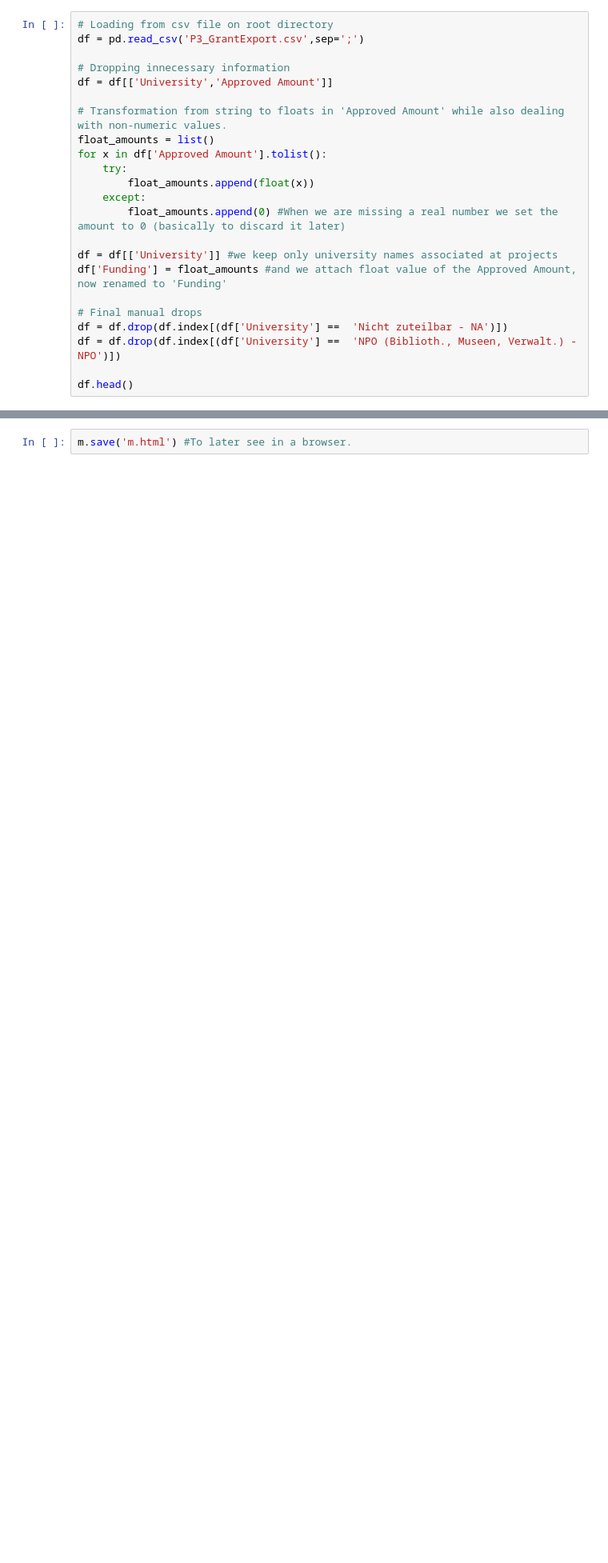
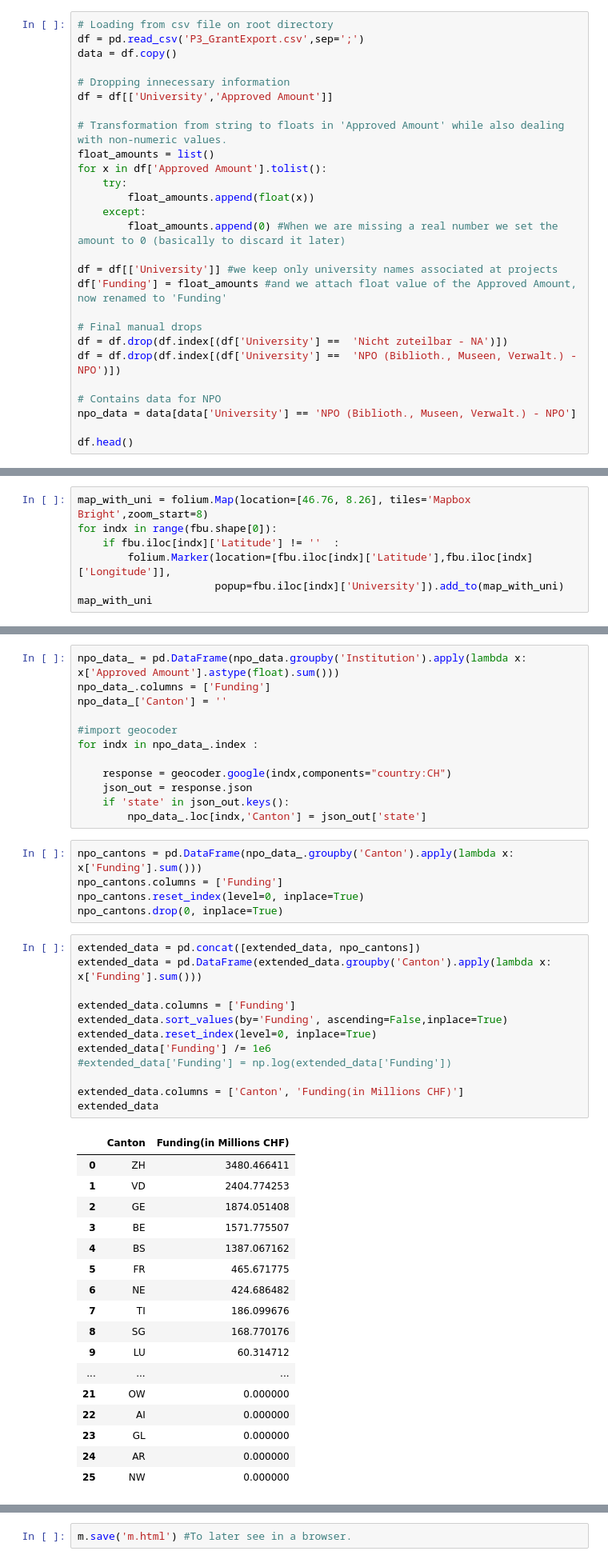
Before and after one commit to vidit09/ada-homework, a Jupyter notebook: 03 - Interactive Viz/Dunai_viz.ipynb, the cells around one changed output, grey strips where cells are left out. Shown at 80% size. Saved outputs shown, nothing was run; the diff lists cells and outputs as text; blank space fills up the shorter version.

```diff
--- a/03 - Interactive Viz/Dunai_viz.ipynb
+++ b/03 - Interactive Viz/Dunai_viz.ipynb
@@ -22,6 +22,7 @@ Funding is often missing too: In these cases our approach is to set the amount t
 # %%
 # Loading from csv file on root directory
 df = pd.read_csv('P3_GrantExport.csv',sep=';')
+data = df.copy()
 
 # Dropping innecessary information
 df = df[['University','Approved Amount']]
@@ -41,6 +42,9 @@ df['Funding'] = float_amounts #and we attach float value of the Approved Amount,
 df = df.drop(df.index[(df['University'] ==  'Nicht zuteilbar - NA')])
 df = df.drop(df.index[(df['University'] ==  'NPO (Biblioth., Museen, Verwalt.) - NPO')])
 
+# Contains data for NPO
+npo_data = data[data['University'] == 'NPO (Biblioth., Museen, Verwalt.) - NPO']
+
 df.head()
 # %% [output]
 |  | University | Funding |
@@ -202,0 +202,7 @@ fbu.head(10)
+# %%
+map_with_uni = folium.Map(location=[46.76, 8.26], tiles='Mapbox Bright',zoom_start=8)
+for indx in range(fbu.shape[0]):
+    if fbu.iloc[indx]['Latitude'] != ''  :
+        folium.Marker(location=[fbu.iloc[indx]['Latitude'],fbu.iloc[indx]['Longitude']],
+                      popup=fbu.iloc[indx]['University']).add_to(map_with_uni)
+map_with_uni
@@ -249,6 +249,53 @@ extended_data.head()
 | 2 | LU | 5.971181e+07 |
 | 3 | UR | NaN |
 | 4 | SZ | 9.365510e+05 |
+# %%
+npo_data_ = pd.DataFrame(npo_data.groupby('Institution').apply(lambda x: x['Approved Amount'].astype(float).sum()))
+npo_data_.columns = ['Funding']
+npo_data_['Canton'] = ''
+
+#import geocoder
+for indx in npo_data_.index :
+
+    response = geocoder.google(indx,components="country:CH")
+    json_out = response.json
+    if 'state' in json_out.keys():
+        npo_data_.loc[indx,'Canton'] = json_out['state']
+# %%
+npo_cantons = pd.DataFrame(npo_data_.groupby('Canton').apply(lambda x: x['Funding'].sum()))
+npo_cantons.columns = ['Funding']
+npo_cantons.reset_index(level=0, inplace=True)
+npo_cantons.drop(0, inplace=True)
+# %%
+extended_data = pd.concat([extended_data, npo_cantons])
+extended_data = pd.DataFrame(extended_data.groupby('Canton').apply(lambda x: x['Funding'].sum()))
+
+extended_data.columns = ['Funding']
+extended_data.sort_values(by='Funding', ascending=False,inplace=True)
+extended_data.reset_index(level=0, inplace=True)
+extended_data['Funding'] /= 1e6
+#extended_data['Funding'] = np.log(extended_data['Funding'])
+
+extended_data.columns = ['Canton', 'Funding(in Millions CHF)']
+extended_data
+# %% [output]
+|  | Canton | Funding(in Millions CHF) |
+| 0 | ZH | 3480.466411 |
+| 1 | VD | 2404.774253 |
+| 2 | GE | 1874.051408 |
+| 3 | BE | 1571.775507 |
+| 4 | BS | 1387.067162 |
+| 5 | FR | 465.671775 |
+| 6 | NE | 424.686482 |
+| 7 | TI | 186.099676 |
+| 8 | SG | 168.770176 |
+| 9 | LU | 60.314712 |
+| ... | ... | ... |
+| 21 | OW | 0.000000 |
+| 22 | AI | 0.000000 |
+| 23 | GL | 0.000000 |
+| 24 | AR | 0.000000 |
+| 25 | NW | 0.000000 |
 # %% [markdown]
 #### Visualization
 Finally, with all the data collected we can finally perform the visualization with the help of folium. We plot the map using the TopoJSON file (with coordinates for each canton) and using the dataframe containing grant money for each canton.
```
Also changed, not shown: parts of 5 cells of this notebook.
